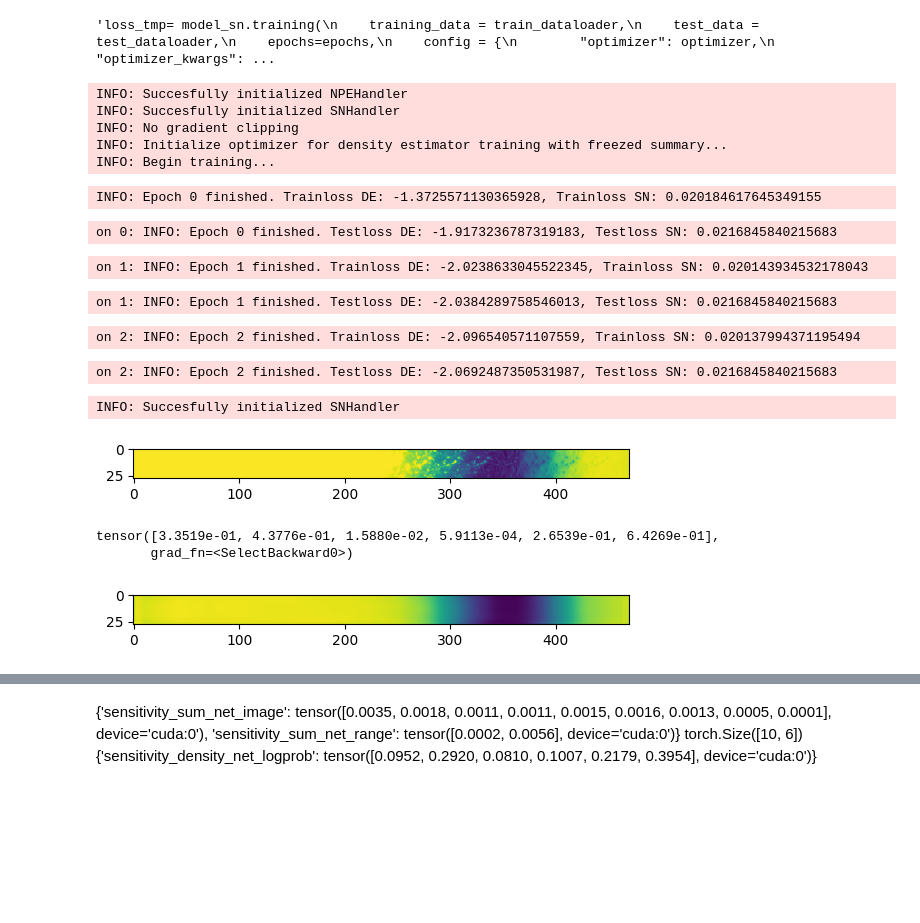
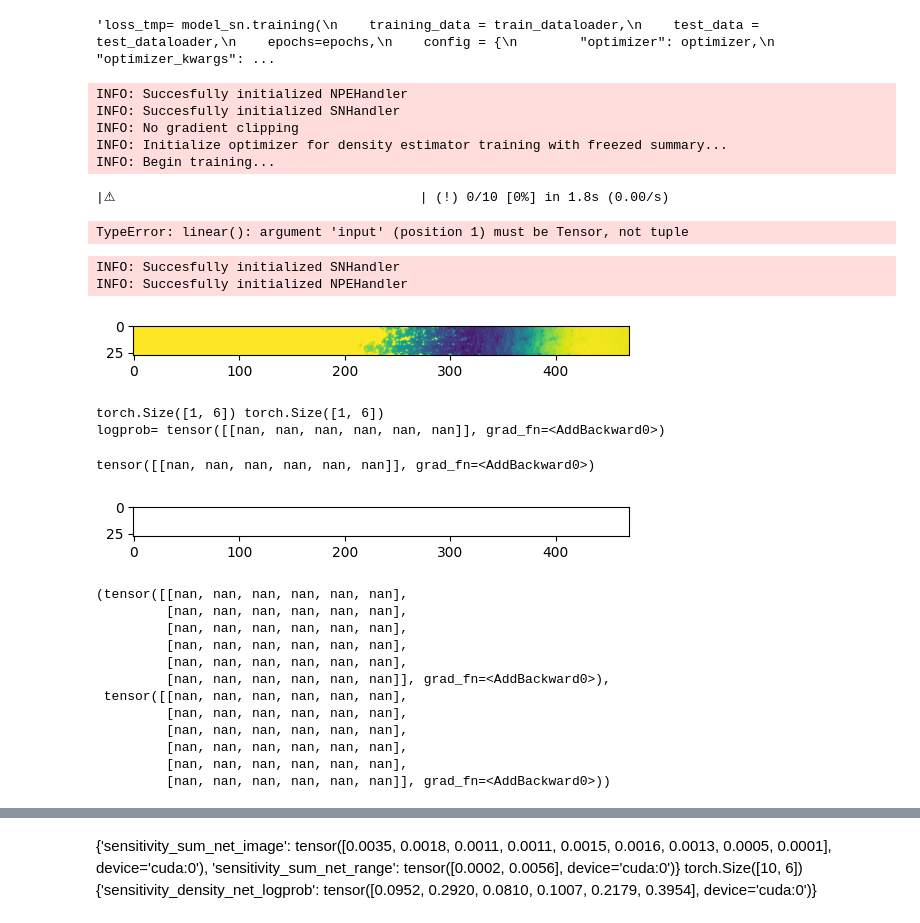
Before and after one commit to astro-ML/21cm-sbi, a Jupyter notebook: runner.ipynb, the cells around one changed output, grey strips where cells are left out. Drawn from its saved outputs; the diff is of its cells as text; code cells hidden in the pictures; blank space fills up the shorter version.

```diff
--- a/runner.ipynb
+++ b/runner.ipynb
@@ -158,7 +271,7 @@ density_model = NPEHandler(RNVP, density_estimator_kwargs={
     "n_blocks" : 8,
     "n_nodes" : 256,
     "hidden_layer" : 1,
-    "batch_norm" : False}
+    "batch_norm" : True}
     , device=device)
 summary_net = SNHandler(Summary_net_lc_super_smol, device = device)
 summary_net.load("./")
@@ -183,41 +296,62 @@ INFO: Succesfully initialized SNHandler
 INFO: No gradient clipping
 INFO: Initialize optimizer for density estimator training with freezed summary...
 INFO: Begin training...
-INFO: Epoch 0 finished. Trainloss DE: -1.3725571130365928, Trainloss SN: 0.020184617645349155
+|⚠︎                                       | (!) 0/10 [0%] in 1.8s (0.00/s)
-on 0: INFO: Epoch 0 finished. Testloss DE: -1.9173236787319183, Testloss SN: 0.0216845840215683
+TypeError: linear(): argument 'input' (position 1) must be Tensor, not tuple
-on 1: INFO: Epoch 1 finished. Trainloss DE: -2.0238633045522345, Trainloss SN: 0.020143934532178043
-on 1: INFO: Epoch 1 finished. Testloss DE: -2.0384289758546013, Testloss SN: 0.0216845840215683
-on 2: INFO: Epoch 2 finished. Trainloss DE: -2.096540571107559, Trainloss SN: 0.020137994371195494
-on 2: INFO: Epoch 2 finished. Testloss DE: -2.0692487350531987, Testloss SN: 0.0216845840215683
 # %%
 model_sn = SNHandler(encoder=Summary_net_lc_super_smol, decoder=Summary_net_lc_super_smol_inv, device='cpu',)
 model_sn.encoder.load_state_dict(torch.load("encoder.pt", map_location=torch.device('cpu')))
 model_sn.decoder.load_state_dict(torch.load("decoder.pt", map_location=torch.device('cpu')))
 model_de = NPEHandler(density_estimator=MAF,
                       density_estimator_kwargs={
                         "n_blocks": 6,
                         "in_dim": 6,
                         "hidden_layer": 2,
                         "n_nodes": 64,
                         "activation": 'gelu',
                     },
                       device='cpu')
 model_de.density_estimator.load_state_dict(torch.load("density_model.ptdensity_model.pt", map_location=torch.device('cpu')))
+
+trainer = Trainer(NetworkHandlerDE=model_de, NetworkHandlerSN=model_sn, test_data=test_dataloader,training_data=train_dataloader, device='cpu')
+
+i=2
 for lab, img, rng in test_dataloader:
-    plt.imshow(img[0][0][0])
+    plt.imshow(img[i][0][0])
     plt.show()
 
-    z = model_sn.encoder(img,rng)[0].unsqueeze(0)
-    model_de.density_estimator.loss(z, lab)
-    rec = model_sn.decoder(z)
+    z = model_sn.encoder(img,rng)[i].unsqueeze(0)
+    print(z.shape, lab[i].unsqueeze(0).shape)
+    z = model_de.forward(z, lab[i].unsqueeze(0))
+    print("logprob=", z[1])
+    rec = model_sn.decoder(z[0])
 
     print(z[0])
     plt.imshow(rec[0][0][0].detach().numpy())
     plt.show()
     break
+
+ana = Analysis(trainer, test_dataloader, 'cpu')
 # %% [output]
 INFO: Succesfully initialized SNHandler
+INFO: Succesfully initialized NPEHandler
-[figure, old version]
+[figure, new version]
-tensor([3.3519e-01, 4.3776e-01, 1.5880e-02, 5.9113e-04, 2.6539e-01, 6.4269e-01],
-       grad_fn=<SelectBackward0>)
+torch.Size([1, 6]) torch.Size([1, 6])
+logprob= tensor([[nan, nan, nan, nan, nan, nan]], grad_fn=<AddBackward0>)
+tensor([[nan, nan, nan, nan, nan, nan]], grad_fn=<AddBackward0>)
-[figure, old version]
+[figure, new version]
+# %%
+model_de.forward(torch.rand(6,6))
+# %% [output]
+(tensor([[nan, nan, nan, nan, nan, nan],
+         [nan, nan, nan, nan, nan, nan],
+         [nan, nan, nan, nan, nan, nan],
+         [nan, nan, nan, nan, nan, nan],
+         [nan, nan, nan, nan, nan, nan],
+         [nan, nan, nan, nan, nan, nan]], grad_fn=<AddBackward0>),
+ tensor([[nan, nan, nan, nan, nan, nan],
+         [nan, nan, nan, nan, nan, nan],
+         [nan, nan, nan, nan, nan, nan],
+         [nan, nan, nan, nan, nan, nan],
+         [nan, nan, nan, nan, nan, nan],
+         [nan, nan, nan, nan, nan, nan]], grad_fn=<AddBackward0>))
```
Also changed, not shown: parts of 12 cells of this notebook, 6 other files.
